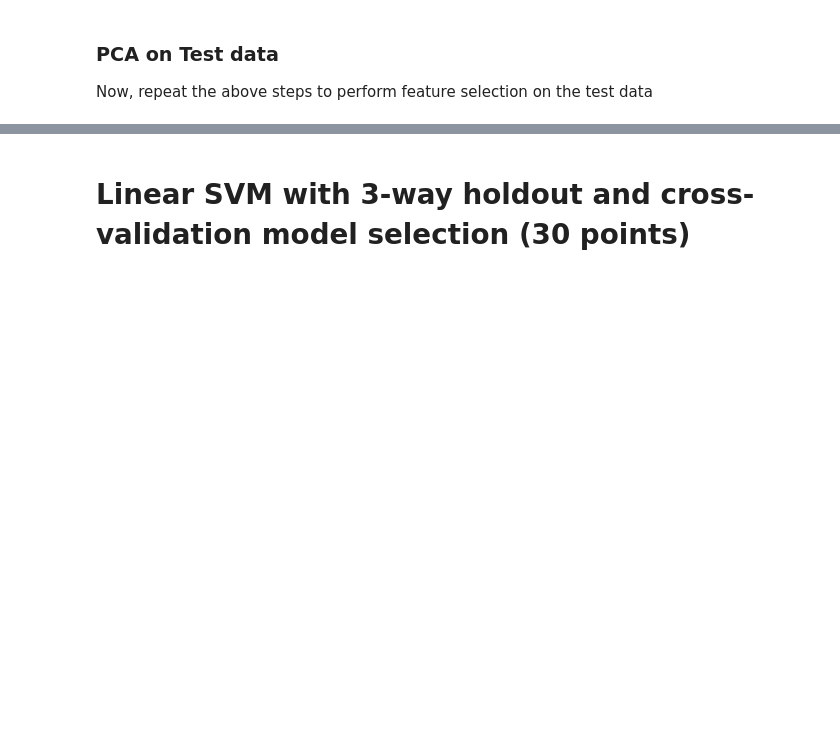
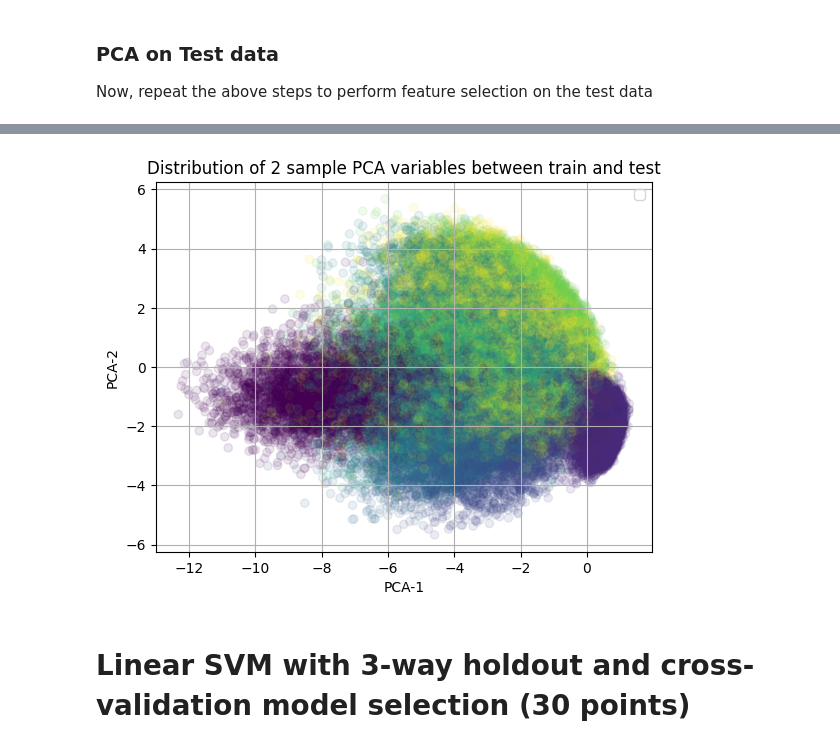
Before and after one commit to PixelatedLatte/MachineLearningProjects, a Jupyter notebook: SVM-GaussianKernel-DigitIdentifier.ipynb, the cells around one changed output, grey strips where cells are left out. Drawn from its saved outputs; the diff is of its cells as text; code cells hidden in the pictures; blank space fills up the shorter version.

Commit message:
Updating graphs for PCA var distributions

```diff
--- a/SVM-GaussianKernel-DigitIdentifier.ipynb
+++ b/SVM-GaussianKernel-DigitIdentifier.ipynb
@@ -388,5 +336,8 @@ PCA_train_x.shape, PCA_train_x
 Now, repeat the above steps to perform feature selection on the test data
 # %%
 '''Select the top k PCs, perform reshape as you might find it necessary'''
-#add your code here
+
+X_test_scaled = np.where(diff != 0, (X_test - X_min) / safe_diff, 0)
+PCA_test_x = np.matmul(X_test_scaled, top_evec) # Using same eigenvectors made before to not train PCA on test data
+PCA_test_x.shape, PCA_test_x
 # %% [output]
@@ -396,3 +364,16 @@ Now, repeat the above steps to perform feature selection on the test data
+# %%
+'''Plot the first two features for the train and test data after PCA transformation'''
+
+trainscatter = plt.scatter(PCA_train_x[:,0], PCA_train_x[:,1], c = Y_train, alpha = .1)
+testscatter = plt.scatter(PCA_test_x[:,0], PCA_test_x[:,1], c = Y_test, alpha = .1)
+plt.grid()
+plt.xlabel('PCA-1')
+plt.ylabel('PCA-2')
+plt.title('Distribution of 2 sample PCA variables between train and test')
+plt.legend()
+plt.show()
+# %% [output]
+[figure, added]
 # %% [markdown]
 # Linear SVM with 3-way holdout and cross-validation model selection (30 points)
 # %%
```
Also changed, not shown: parts of 7 cells of this notebook.
